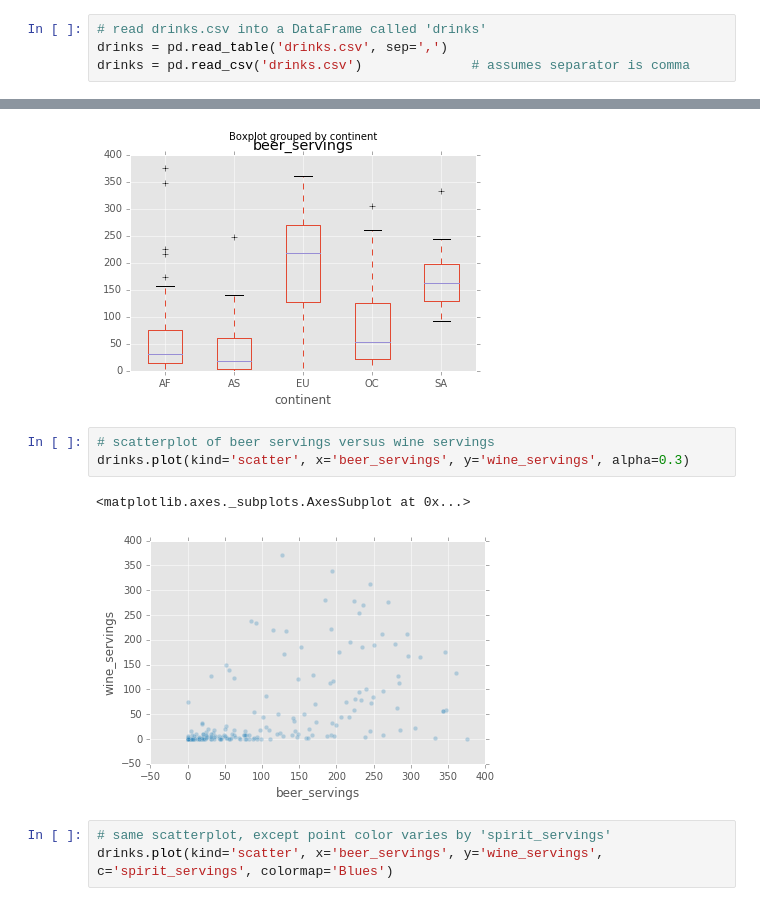
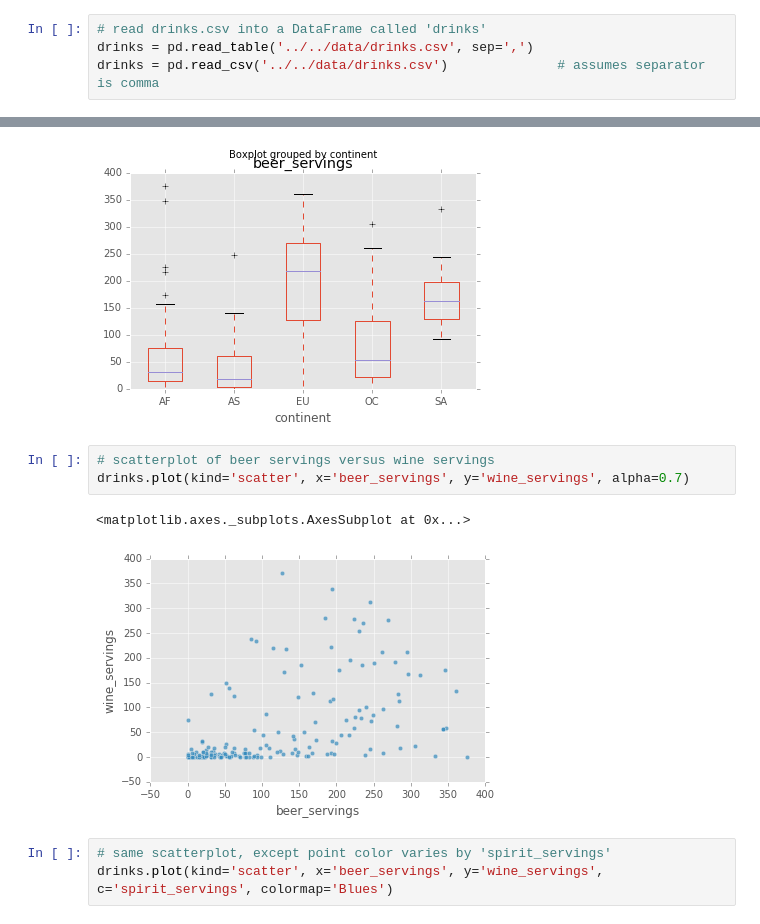
Before and after one commit to samuelbolivar/Data_Science_Exercises, a Jupyter notebook: Lab - Data Visualisation.ipynb, the cells around one changed output, grey strips where cells are left out. Drawn from its saved outputs; the diff is of its cells as text.

```diff
--- a/Lab - Data Visualisation.ipynb
+++ b/Lab - Data Visualisation.ipynb
@@ -16,8 +16,8 @@ import matplotlib.pyplot as plt
 plt.style.use('ggplot') # This styles the graphs in a nicer format
 # %%
 # read drinks.csv into a DataFrame called 'drinks'
-drinks = pd.read_table('drinks.csv', sep=',')
-drinks = pd.read_csv('drinks.csv')              # assumes separator is comma
+drinks = pd.read_table('../../data/drinks.csv', sep=',')
+drinks = pd.read_csv('../../data/drinks.csv')              # assumes separator is comma
 # %%
 # bar plot of number of countries in each continent
 drinks.continent.value_counts().plot(kind='bar', title='Countries per Continent')
@@ -68,10 +68,10 @@ drinks.boxplot(column='beer_servings', by='continent')
 [figure]
 # %%
 # scatterplot of beer servings versus wine servings
-drinks.plot(kind='scatter', x='beer_servings', y='wine_servings', alpha=0.3)
+drinks.plot(kind='scatter', x='beer_servings', y='wine_servings', alpha=0.7)
 # %% [output]
 <matplotlib.axes._subplots.AxesSubplot at 0x...>
-[figure, old version]
+[figure, new version]
 # %%
 # same scatterplot, except point color varies by 'spirit_servings'
 drinks.plot(kind='scatter', x='beer_servings', y='wine_servings', c='spirit_servings', colormap='Blues')
```
Also changed, not shown: parts of 4 cells of this notebook, 1 other file.
